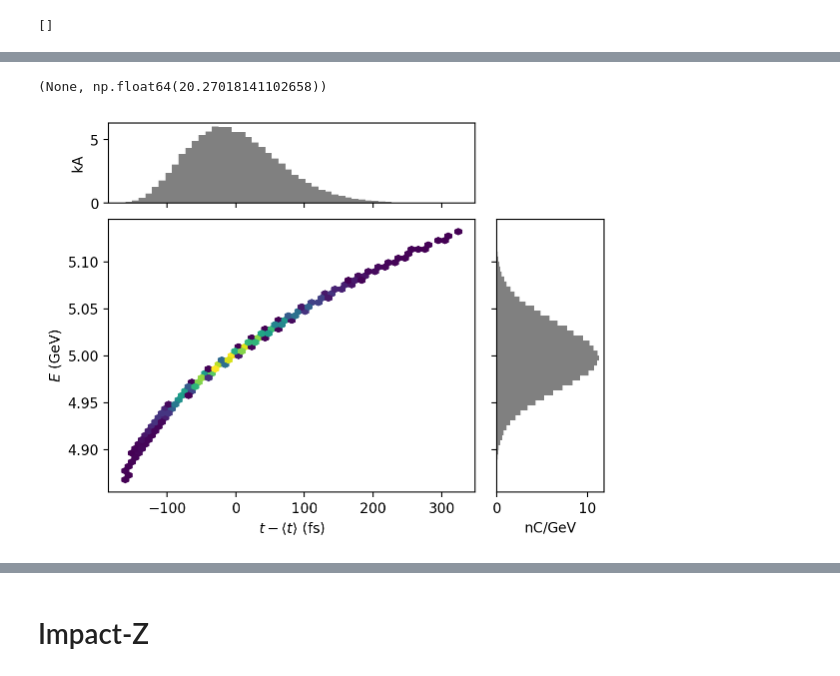
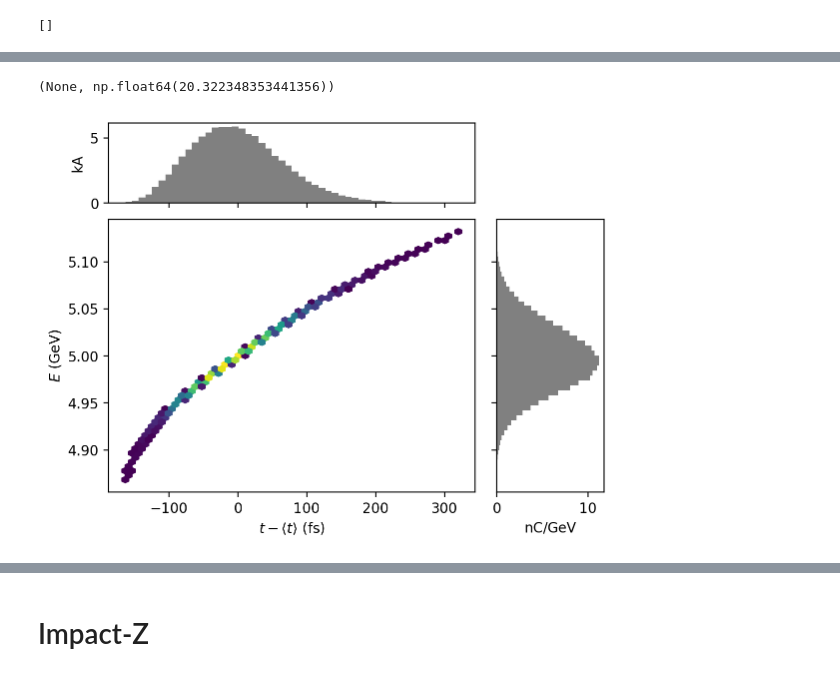
Before and after one commit to ChristopherMayes/lume-impact, a Jupyter notebook: docs/examples/z/elements/csr-zeuthen.ipynb, the cells around one changed output, grey strips where cells are left out. Cells and saved outputs as stored; diff of their text form; code cells hidden in the pictures.

```diff
--- a/docs/examples/z/elements/csr-zeuthen.ipynb
+++ b/docs/examples/z/elements/csr-zeuthen.ipynb
@@ -115,7 +84,10 @@ else:
     tao.cmd('set ele sbend::* csr_method = 1_dim')
 # %%
 %%time
-P1 = track_tao(tao, P0)
+tao.cmd("set global track_type = beam; set global track_type = single")
+
+P0 = get_particles(tao, 'beginning')
+P1 = get_particles(tao, 'end')
 
 P1.plot('delta_t', 'energy'), P1['sigma_t'] * c * 1e6
 # %% [output]
@@ -129,5 +96,5 @@ Wall time: 50.7 s
-(None, np.float64(20.27018141102658))
+(None, np.float64(20.322348353441356))
-[figure, old version]
+[figure, new version]
 # %%
 sigma_z0 = P0['sigma_t'] *c
 sigma_z1 = P1['sigma_t'] *c
```
Also changed, not shown: parts of 16 cells of this notebook.
